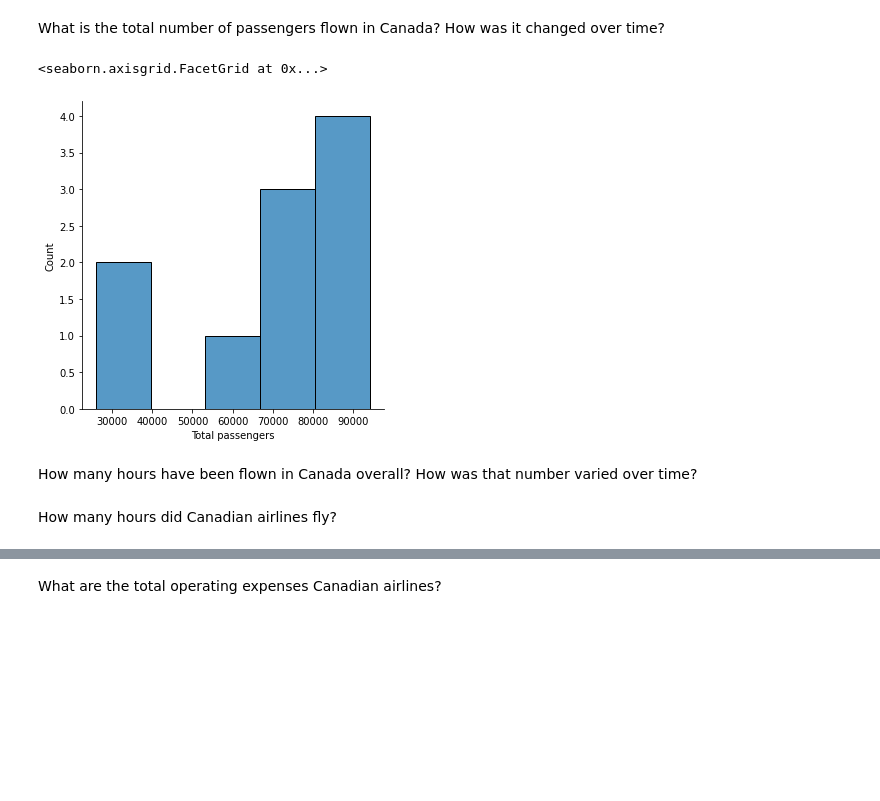
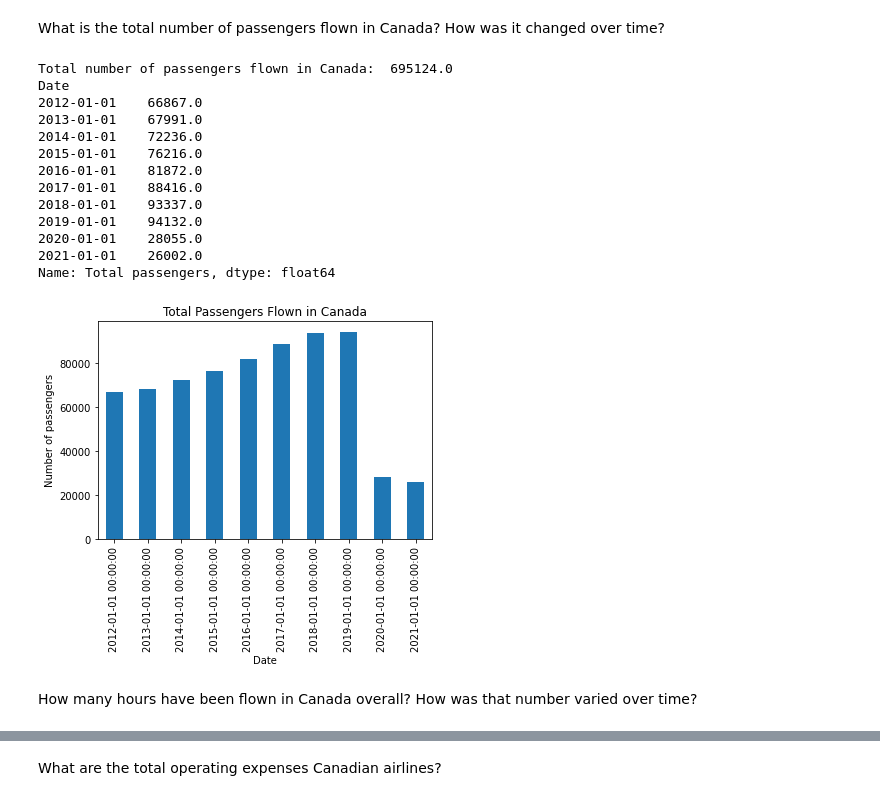
Before and after one commit to AustinPerea/Capstone-EDA, a Jupyter notebook: Airline_Operating.ipynb, the cells around one changed output, grey strips where cells are left out. Saved outputs shown, nothing was run; the diff lists cells and outputs as text; code cells hidden in the pictures; blank space fills up the shorter version.

```diff
--- a/Airline_Operating.ipynb
+++ b/Airline_Operating.ipynb
@@ -170,12 +170,27 @@ sns.heatmap(df.corr(),annot=True, vmin=-1)
 <h3> Answering our research questions </h3>
 # %% [markdown]
 <p> What is the total number of passengers flown in Canada? How was it changed over time? </p>
-# %%
-sns.boxplot(df['Total passengers'])
-# %% [output]
-<seaborn.axisgrid.FacetGrid at 0x...>
-[figure, removed]
+# %%
+ax = df['Total passengers'].plot.bar(title='Total Passengers Flown in Canada')
+ax.set_ylabel("Number of passengers")
+
+dfP = df.loc[:]['Total passengers']
+print('Total number of passengers flown in Canada: ', df['Total passengers'].sum())
+print(dfP)
+# %% [output]
+Total number of passengers flown in Canada:  695124.0
+Date
+2012-01-01    66867.0
+2013-01-01    67991.0
+2014-01-01    72236.0
+2015-01-01    76216.0
+2016-01-01    81872.0
+2017-01-01    88416.0
+2018-01-01    93337.0
+2019-01-01    94132.0
+2020-01-01    28055.0
+2021-01-01    26002.0
+Name: Total passengers, dtype: float64
+[figure, added]
 # %% [markdown]
 <p> How many hours have been flown in Canada overall? How was that number varied over time? </p>
-# %% [markdown]
-<p> How many hours did Canadian airlines fly? </p>
```
Also changed, not shown: parts of 4 cells of this notebook.
